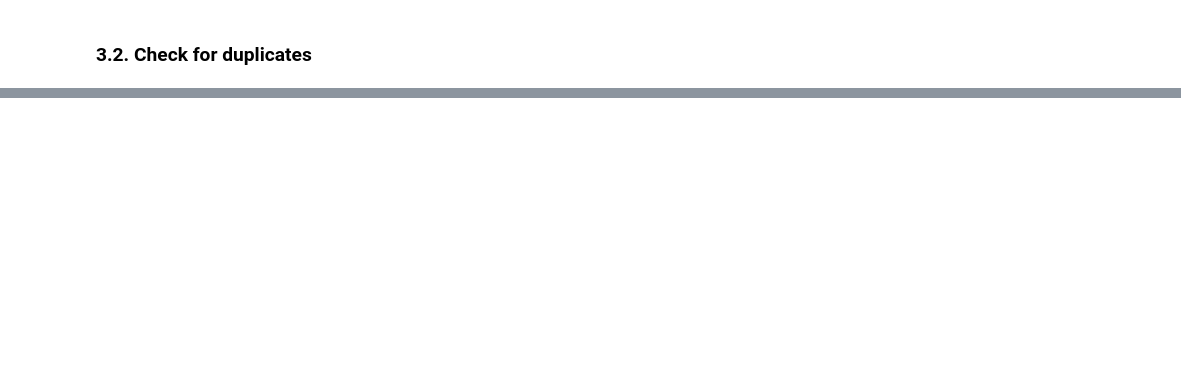
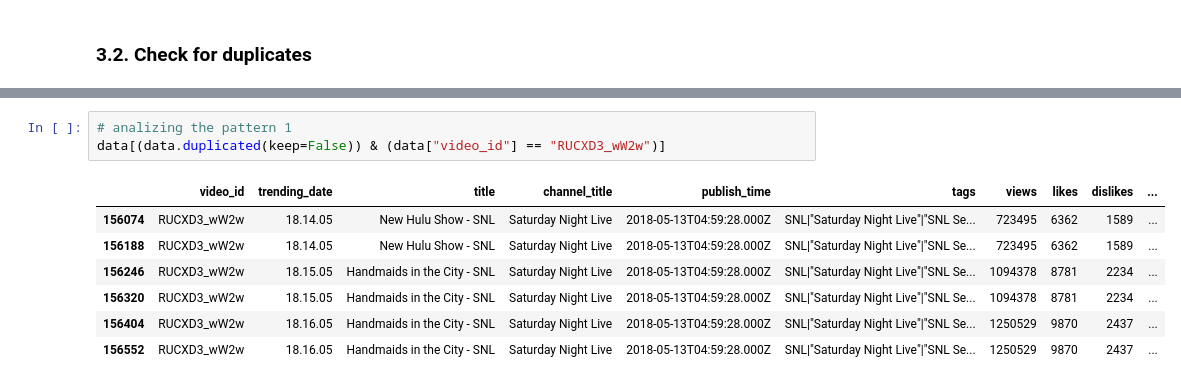
Before and after one commit to mstoychev/Data-Science-Projects, a Jupyter notebook: 7. Machine Learning Project/original data/exploratory_analysis.ipynb, the cells around one changed output, grey strips where cells are left out. Drawn from its saved outputs; the diff is of its cells as text; blank space fills up the shorter version.

```diff
--- a/7. Machine Learning Project/original data/exploratory_analysis.ipynb
+++ b/7. Machine Learning Project/original data/exploratory_analysis.ipynb
@@ -257,0 +275,11 @@ data[data.duplicated() == True]
+# %%
+# analizing the pattern 1
+data[(data.duplicated(keep=False)) & (data["video_id"] == "RUCXD3_wW2w")]
+# %% [output]
+|  | video_id | trending_date | title | channel_title | publish_time | tags | views | likes | dislikes | ... |
+| 156074 | RUCXD3_wW2w | 18.14.05 | New Hulu Show - SNL | Saturday Night Live | 2018-05-13T04:59:28.000Z | SNL|"Saturday Night Live"|"SNL Se... | 723495 | 6362 | 1589 | ... |
+| 156188 | RUCXD3_wW2w | 18.14.05 | New Hulu Show - SNL | Saturday Night Live | 2018-05-13T04:59:28.000Z | SNL|"Saturday Night Live"|"SNL Se... | 723495 | 6362 | 1589 | ... |
+| 156246 | RUCXD3_wW2w | 18.15.05 | Handmaids in the City - SNL | Saturday Night Live | 2018-05-13T04:59:28.000Z | SNL|"Saturday Night Live"|"SNL Se... | 1094378 | 8781 | 2234 | ... |
+| 156320 | RUCXD3_wW2w | 18.15.05 | Handmaids in the City - SNL | Saturday Night Live | 2018-05-13T04:59:28.000Z | SNL|"Saturday Night Live"|"SNL Se... | 1094378 | 8781 | 2234 | ... |
+| 156404 | RUCXD3_wW2w | 18.16.05 | Handmaids in the City - SNL | Saturday Night Live | 2018-05-13T04:59:28.000Z | SNL|"Saturday Night Live"|"SNL Se... | 1250529 | 9870 | 2437 | ... |
+| 156552 | RUCXD3_wW2w | 18.16.05 | Handmaids in the City - SNL | Saturday Night Live | 2018-05-13T04:59:28.000Z | SNL|"Saturday Night Live"|"SNL Se... | 1250529 | 9870 | 2437 | ... |
```
Also changed, not shown: parts of 20 cells of this notebook.
